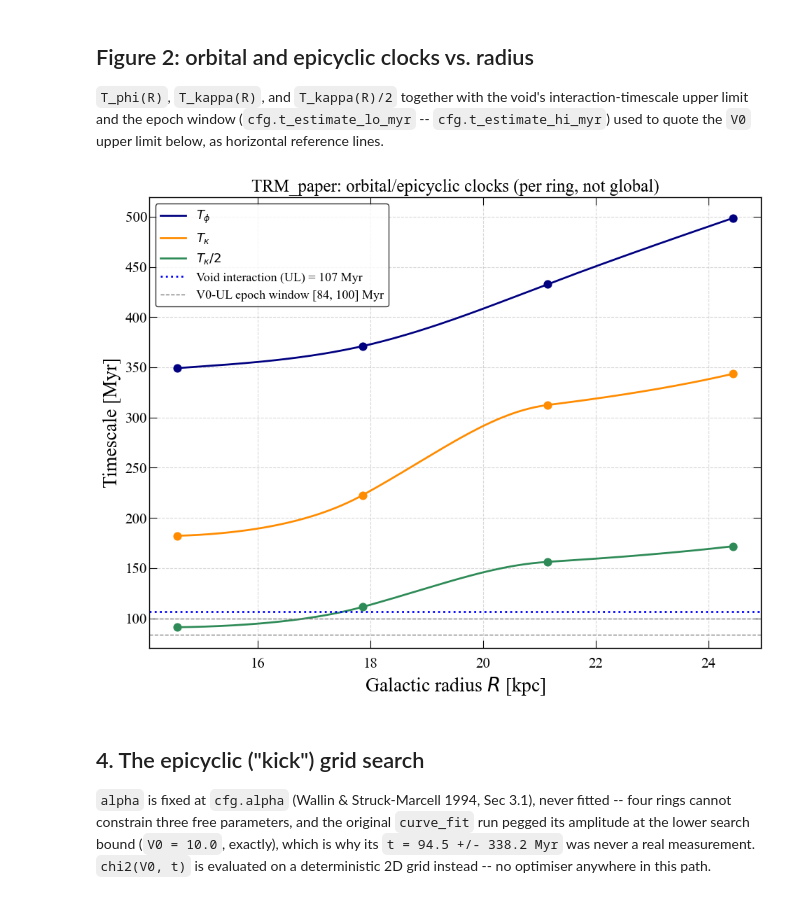
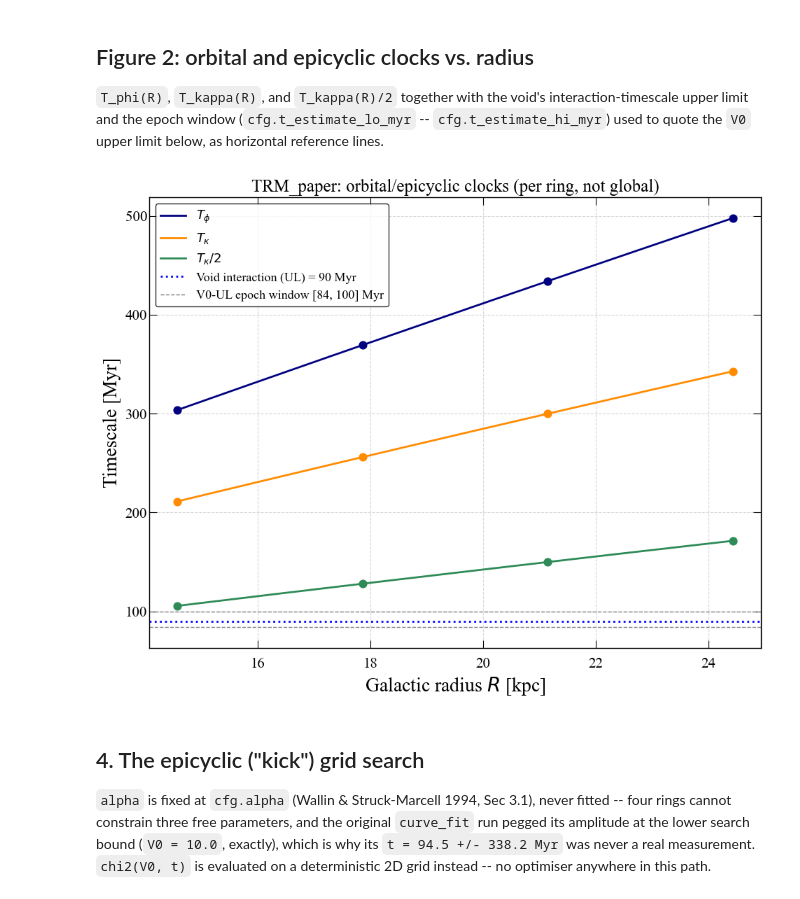
Before and after one commit to Suvajit-Sardar/SM_harmonic_fit, a Jupyter notebook: timescales_pipeline_TRM_paper.ipynb, the cells around one changed output. Saved outputs shown, nothing was run; the diff lists cells and outputs as text; code cells hidden in the pictures.

```diff
--- a/timescales_pipeline_TRM_paper.ipynb
+++ b/timescales_pipeline_TRM_paper.ipynb
@@ -219,35 +232,35 @@ upper limit below, as horizontal reference lines.
 # %%
 def fig_clocks(rc, void, cfg):
     R_grid = np.linspace(rc.radii_kpc.min(), rc.radii_kpc.max(), 200)
-    Omega_g, kappa_g = ts.calculate_frequencies(R_grid, rc.spline)
+    Omega_g, kappa_g = ts.calculate_frequencies(R_grid, rc.curve)
     Tphi_g, Tk_g = ts.calculate_timescales(Omega_g, kappa_g)
 
     fig, ax = plt.subplots(figsize=(10, 8))
     ax.plot(R_grid, Tphi_g, color="navy", lw=2, label=r"$T_\phi$")
     ax.plot(R_grid, Tk_g, color="darkorange", lw=2, label=r"$T_\kappa$")
     ax.plot(R_grid, Tk_g / 2.0, color="seagreen", lw=2, label=r"$T_\kappa/2$")
     ax.scatter(rc.radii_kpc, T_phi_ring, color="navy", s=60, zorder=5)
     ax.scatter(rc.radii_kpc, T_kappa_ring, color="darkorange", s=60, zorder=5)
     ax.scatter(rc.radii_kpc, T_kappa_half_ring, color="seagreen", s=60, zorder=5)
 
     ax.axhline(void.t_interaction_myr, color="blue", linestyle=":", lw=2,
                label=f"Void interaction (UL) = {void.t_interaction_myr:.0f} Myr")
     ax.axhline(cfg.t_estimate_lo_myr, color="gray", linestyle="--", lw=1)
     ax.axhline(cfg.t_estimate_hi_myr, color="gray", linestyle="--", lw=1,
                label=f"V0-UL epoch window [{cfg.t_estimate_lo_myr:.0f}, {cfg.t_estimate_hi_myr:.0f}] Myr")
 
     ax.set_xlabel("Galactic radius $R$ [kpc]")
     ax.set_ylabel("Timescale [Myr]")
     ax.grid(True, linestyle="--", alpha=0.5)
     ax.legend(loc="best", frameon=True, fontsize=13)
     ax.set_title(f"{TRM_DIR}: orbital/epicyclic clocks (per ring, not global)")
     fig.tight_layout()
     return fig
 
 fig_clocks(rc, void, cfg)
 None
 # %% [output]
-[figure, old version]
+[figure, new version]
 # %% [markdown]
 ## 4. The epicyclic ("kick") grid search
 
```
Also changed, not shown: parts of 8 cells of this notebook, 3 other files.
